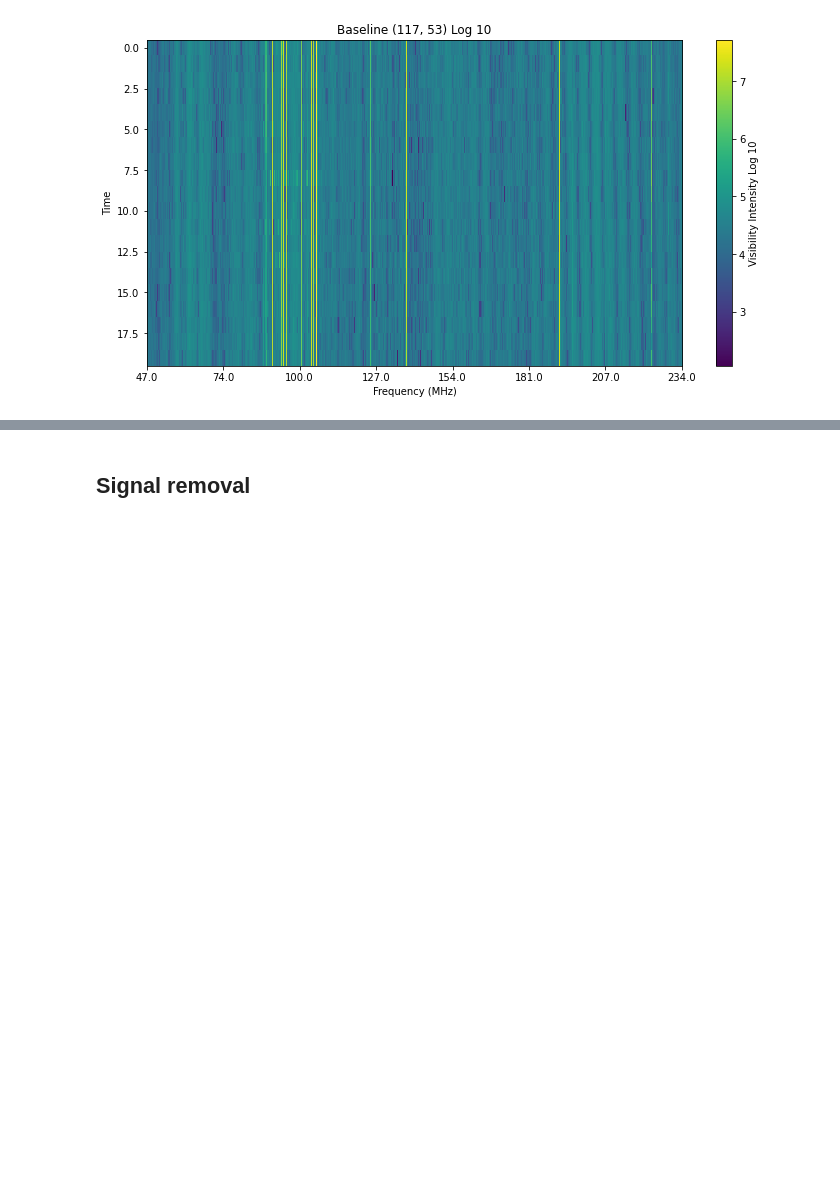
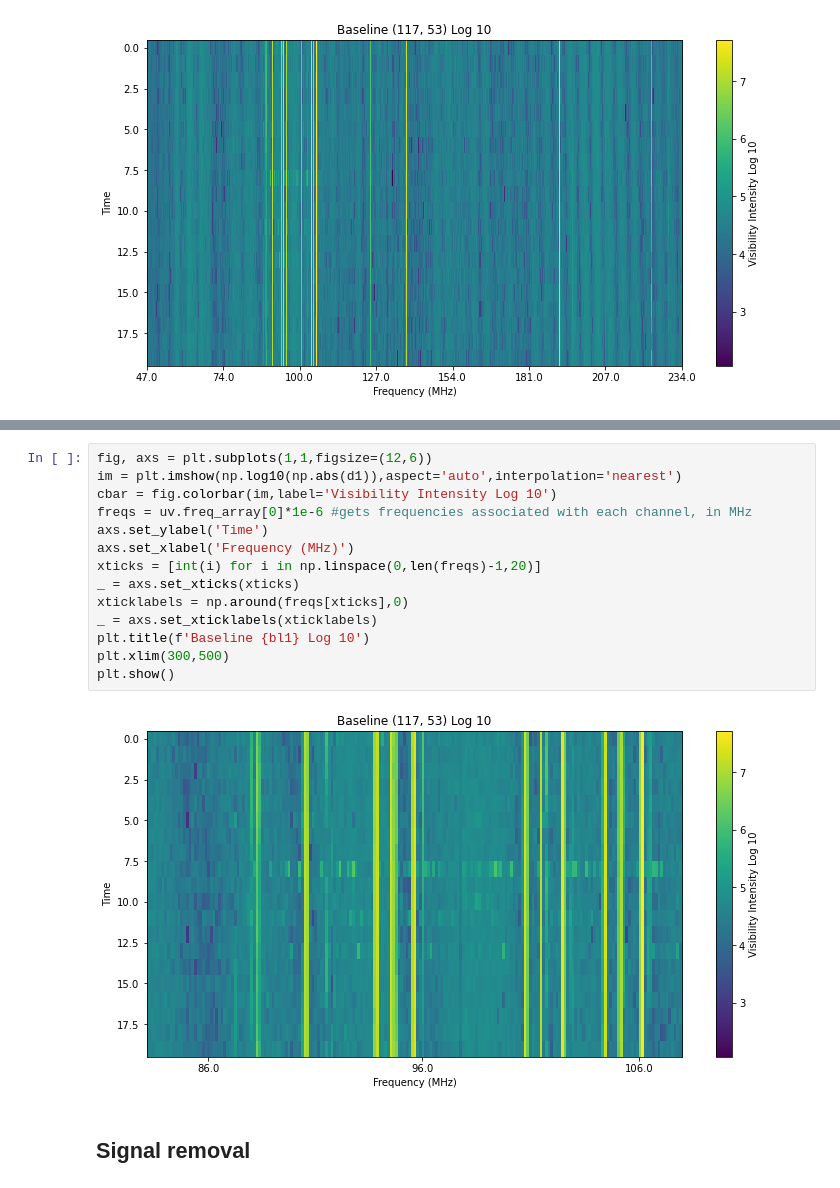
Before and after one commit to maria8ch/Phys434_BigData, a Jupyter notebook: lab78_Berres.ipynb, the cells around one changed output, grey strips where cells are left out. Drawn from its saved outputs; the diff is of its cells as text; blank space fills up the shorter version.

Commit message:
Added some plots and explanations

```diff
--- a/lab78_Berres.ipynb
+++ b/lab78_Berres.ipynb
@@ -54,3 +60,19 @@ plt.show()
+# %%
+fig, axs = plt.subplots(1,1,figsize=(12,6))
+im = plt.imshow(np.log10(np.abs(d1)),aspect='auto',interpolation='nearest')
+cbar = fig.colorbar(im,label='Visibility Intensity Log 10')
+freqs = uv.freq_array[0]*1e-6 #gets frequencies associated with each channel, in MHz
+axs.set_ylabel('Time')
+axs.set_xlabel('Frequency (MHz)')
+xticks = [int(i) for i in np.linspace(0,len(freqs)-1,20)]
+_ = axs.set_xticks(xticks)
+xticklabels = np.around(freqs[xticks],0)
+_ = axs.set_xticklabels(xticklabels)
+plt.title(f'Baseline {bl1} Log 10')
+plt.xlim(300,500)
+plt.show()
+# %% [output]
+[figure, added]
 # %% [markdown]
 ## Signal removal
 # %%
```
Also changed, not shown: parts of 1 cell of this notebook.
